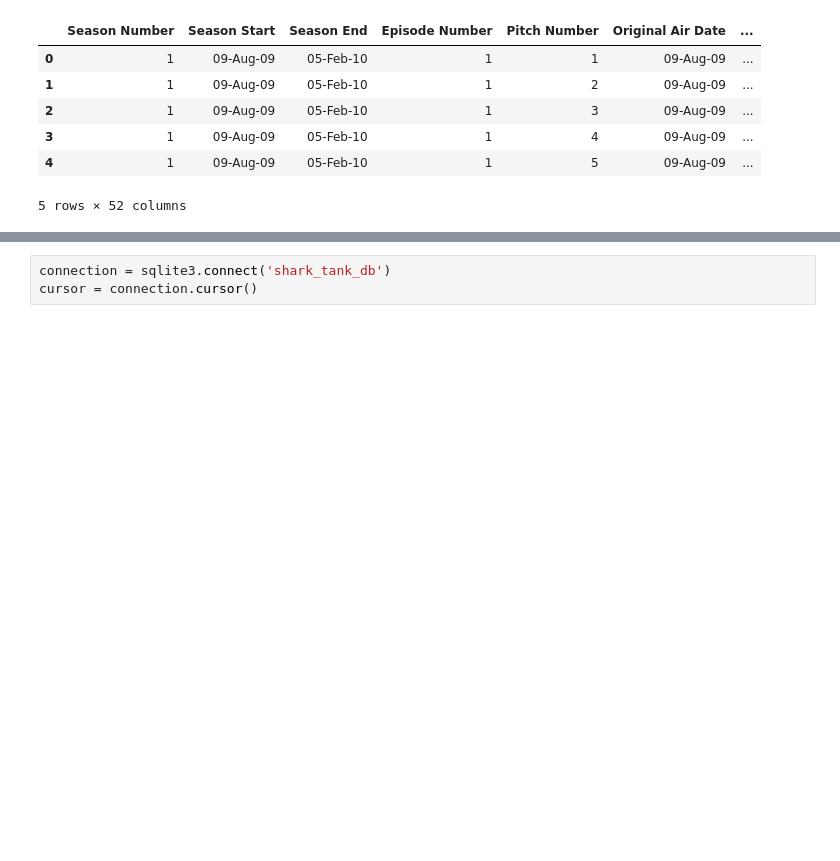
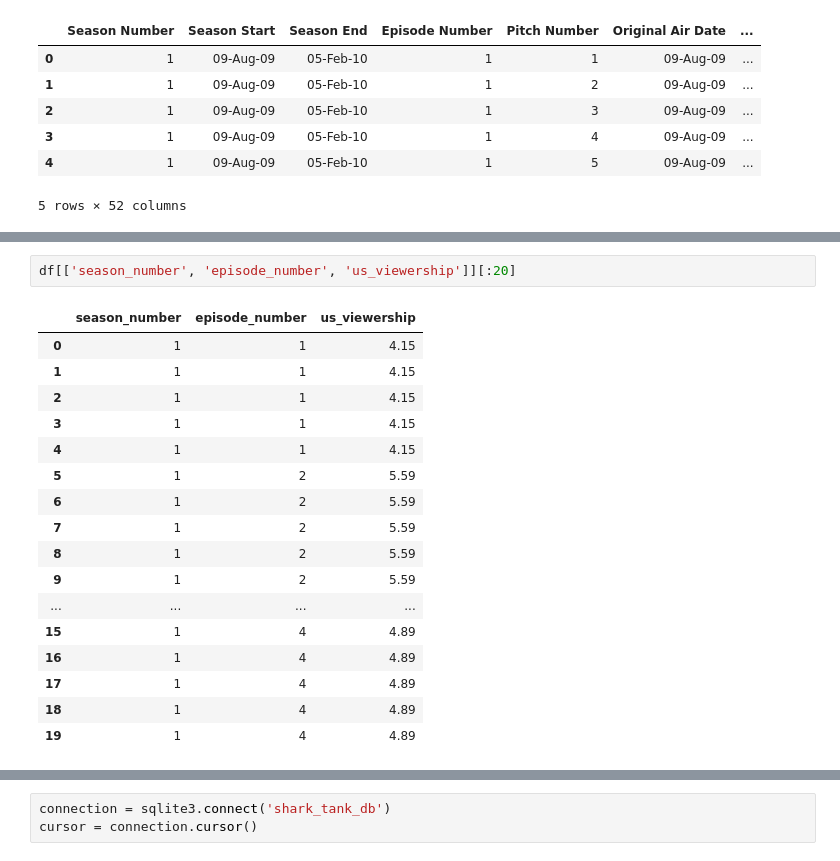
Before and after one commit to CGrannan/shark_tank, a Jupyter notebook: shark_tank.ipynb, the cells around one changed output, grey strips where cells are left out. Saved outputs shown, nothing was run; the diff lists cells and outputs as text; blank space fills up the shorter version.

```diff
--- a/shark_tank.ipynb
+++ b/shark_tank.ipynb
@@ -59 +93,21 @@ Notes                                  899
 dtype: int64
+# %%
+df[['season_number', 'episode_number', 'us_viewership']][:20]
+# %% [output]
+|  | season_number | episode_number | us_viewership |
+| 0 | 1 | 1 | 4.15 |
+| 1 | 1 | 1 | 4.15 |
+| 2 | 1 | 1 | 4.15 |
+| 3 | 1 | 1 | 4.15 |
+| 4 | 1 | 1 | 4.15 |
+| 5 | 1 | 2 | 5.59 |
+| 6 | 1 | 2 | 5.59 |
+| 7 | 1 | 2 | 5.59 |
+| 8 | 1 | 2 | 5.59 |
+| 9 | 1 | 2 | 5.59 |
+| ... | ... | ... | ... |
+| 15 | 1 | 4 | 4.89 |
+| 16 | 1 | 4 | 4.89 |
+| 17 | 1 | 4 | 4.89 |
+| 18 | 1 | 4 | 4.89 |
+| 19 | 1 | 4 | 4.89 |
```
Also changed, not shown: parts of 19 cells of this notebook, 3 other files.
